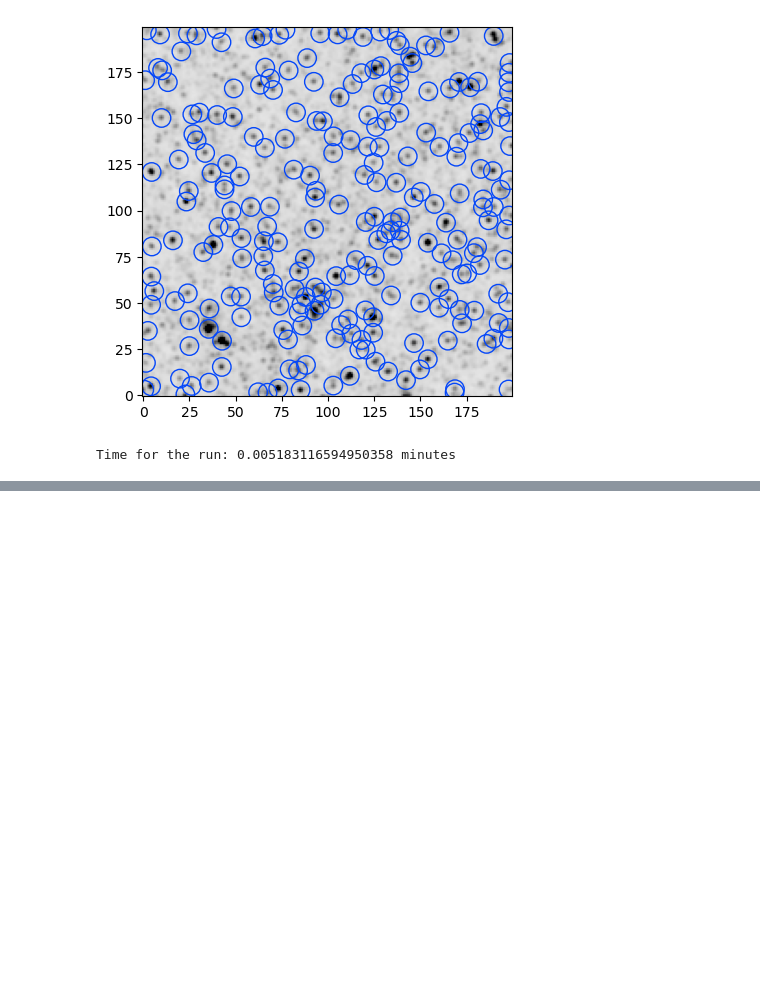
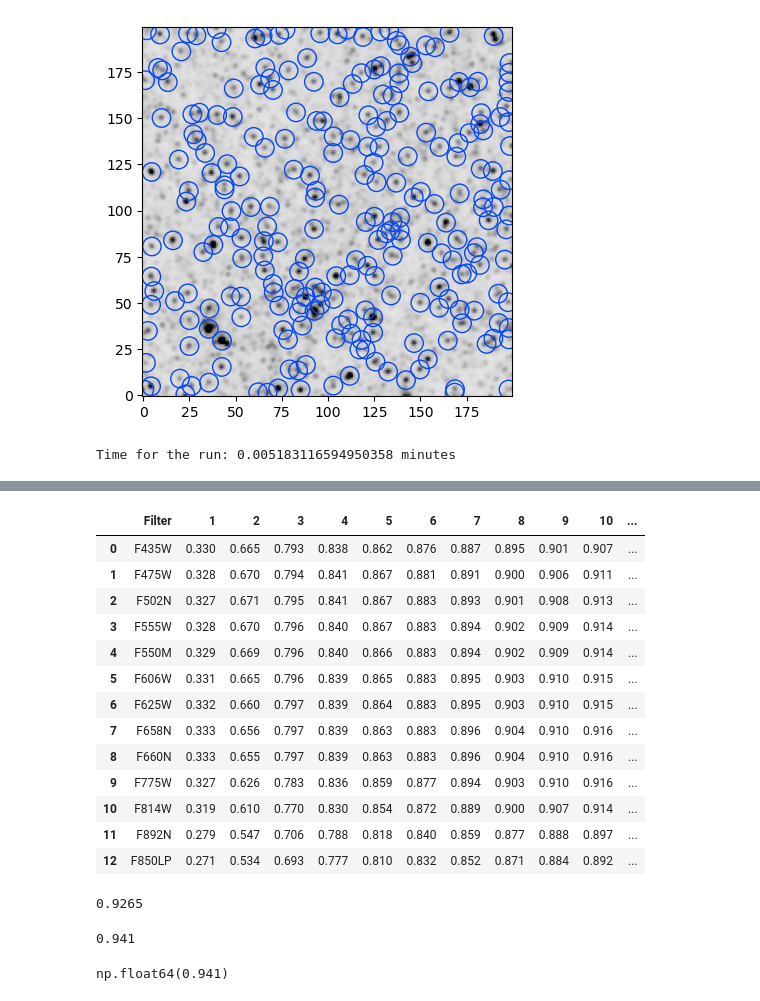
Before and after one commit to devkhullar/querx, a Jupyter notebook: M66_jwst.ipynb, the cells around one changed output, grey strips where cells are left out. Drawn from its saved outputs; the diff is of its cells as text; code cells hidden in the pictures; blank space fills up the shorter version.

```diff
--- a/M66_jwst.ipynb
+++ b/M66_jwst.ipynb
@@ -218,0 +292,43 @@ Time for the run: 0.005183116594950358 minutes
+# %%
+import os
+import pandas as pd
+
+cd = os.chdir
+
+cd("/Users/undergradstudent/Downloads/XRBID/XRBID/")
+ACS_EEFs = pd.read_csv("ACS_WFC_EEFs.txt")
+WFC3_EEFs = pd.read_csv("WFC3_UVIS1_EEFs.frame")
+ACS_EEFs
+# %% [output]
+|  | Filter | 1 | 2 | 3 | 4 | 5 | 6 | 7 | 8 | 9 | 10 | ... |
+| 0 | F435W | 0.330 | 0.665 | 0.793 | 0.838 | 0.862 | 0.876 | 0.887 | 0.895 | 0.901 | 0.907 | ... |
+| 1 | F475W | 0.328 | 0.670 | 0.794 | 0.841 | 0.867 | 0.881 | 0.891 | 0.900 | 0.906 | 0.911 | ... |
+| 2 | F502N | 0.327 | 0.671 | 0.795 | 0.841 | 0.867 | 0.883 | 0.893 | 0.901 | 0.908 | 0.913 | ... |
+| 3 | F555W | 0.328 | 0.670 | 0.796 | 0.840 | 0.867 | 0.883 | 0.894 | 0.902 | 0.909 | 0.914 | ... |
+| 4 | F550M | 0.329 | 0.669 | 0.796 | 0.840 | 0.866 | 0.883 | 0.894 | 0.902 | 0.909 | 0.914 | ... |
+| 5 | F606W | 0.331 | 0.665 | 0.796 | 0.839 | 0.865 | 0.883 | 0.895 | 0.903 | 0.910 | 0.915 | ... |
+| 6 | F625W | 0.332 | 0.660 | 0.797 | 0.839 | 0.864 | 0.883 | 0.895 | 0.903 | 0.910 | 0.915 | ... |
+| 7 | F658N | 0.333 | 0.656 | 0.797 | 0.839 | 0.863 | 0.883 | 0.896 | 0.904 | 0.910 | 0.916 | ... |
+| 8 | F660N | 0.333 | 0.655 | 0.797 | 0.839 | 0.863 | 0.883 | 0.896 | 0.904 | 0.910 | 0.916 | ... |
+| 9 | F775W | 0.327 | 0.626 | 0.783 | 0.836 | 0.859 | 0.877 | 0.894 | 0.903 | 0.910 | 0.916 | ... |
+| 10 | F814W | 0.319 | 0.610 | 0.770 | 0.830 | 0.854 | 0.872 | 0.889 | 0.900 | 0.907 | 0.914 | ... |
+| 11 | F892N | 0.279 | 0.547 | 0.706 | 0.788 | 0.818 | 0.840 | 0.859 | 0.877 | 0.888 | 0.897 | ... |
+| 12 | F850LP | 0.271 | 0.534 | 0.693 | 0.777 | 0.810 | 0.832 | 0.852 | 0.871 | 0.884 | 0.892 | ... |
+# %%
+instrument = 'acs'
+filter = "F275W"
+EEF = WFC3_EEFs[WFC3_EEFs['Filter']==filter.upper()].reset_index()['20.75'][0]
+
+print(EEF)
+# %% [output]
+0.9265
+# %%
+filter = 'F435W'
+EEF = ACS_EEFs[ACS_EEFs['Filter']==filter.upper()].reset_index()['20'][0]
+print(EEF)
+# %% [output]
+0.941
+# %%
+ACS_EEFs[ACS_EEFs['Filter']==filter.upper()].reset_index()['20'][0]
+# %% [output]
+np.float64(0.941)
```
Also changed, not shown: parts of 32 cells of this notebook, 5 other files.
